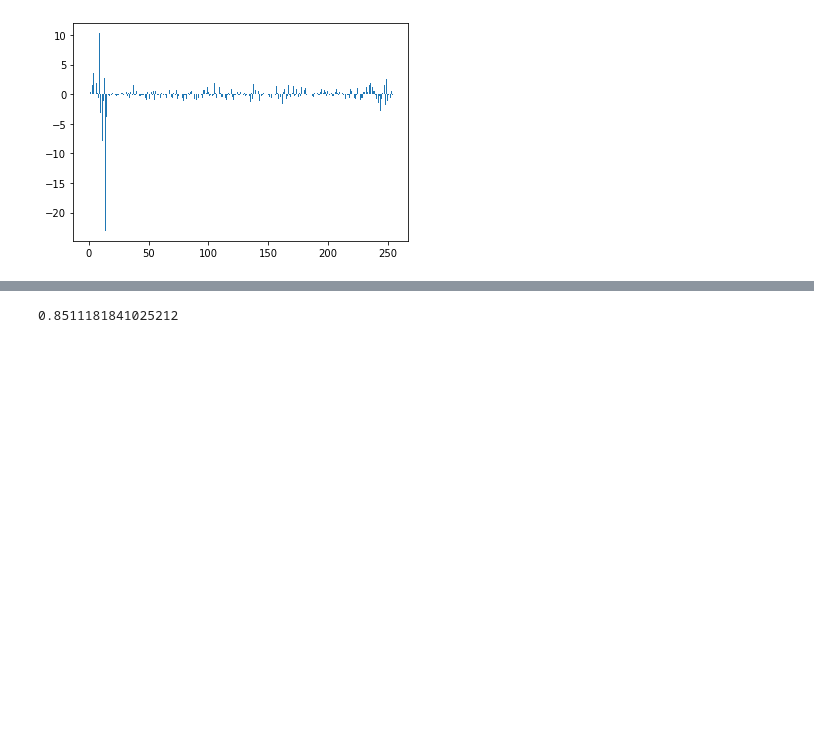
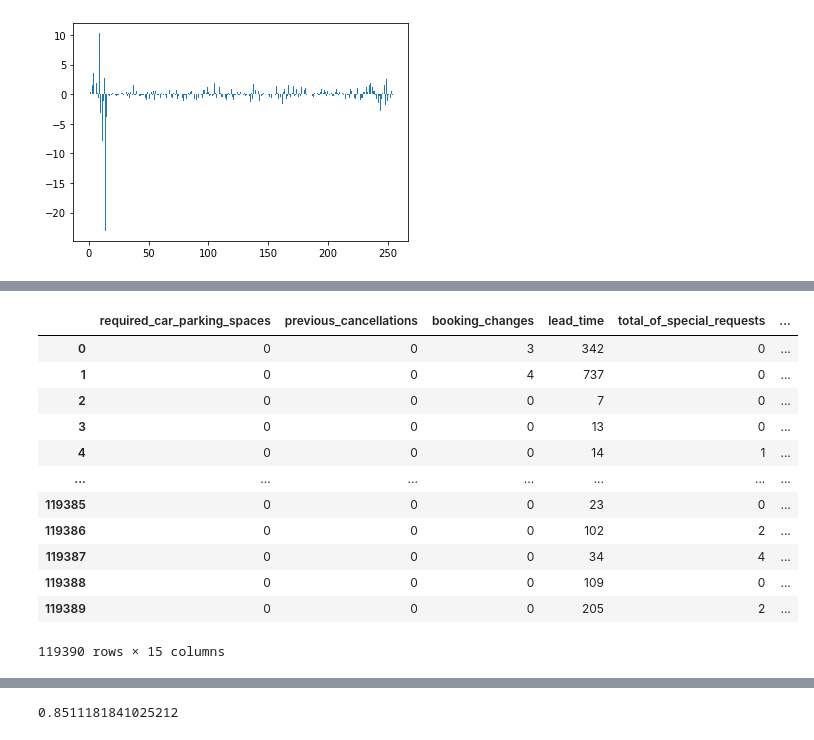
Before and after one commit to DJ1070/Hotel_Bookings, a Jupyter notebook: Hotel_Cancellation_Prediction-Dummy_Normalization.ipynb, the cells around one changed output, grey strips where cells are left out. Drawn from its saved outputs; the diff is of its cells as text; code cells hidden in the pictures; blank space fills up the shorter version.

```diff
--- a/Hotel_Cancellation_Prediction-Dummy_Normalization.ipynb
+++ b/Hotel_Cancellation_Prediction-Dummy_Normalization.ipynb
@@ -153,9 +151,14 @@ Feature importance
 # %%
+#Feature importance
+
+feature_lr = []
+
 # Get importance
 importance = model_lr.coef_[0]
 
 # Summarize feature importance
 for i,v in enumerate(importance):
+	feature_lr.append(v)
 	print('Feature: %0d, Score: %.5f' % (i,v))
 
 # Plot feature importance
@@ -197,0 +186,15 @@ Name: adr, Length: 119390, dtype: float64
+# %%
+df.iloc[:,14]# Sorting the features by importance
+
+# Turning negative into positive scores
+for i in range(len(feature_lr)):
+    if feature_lr[i]<0:
+        feature_lr[i] = feature_lr[i]*(-1)
+
+feature_lr = pd.DataFrame(feature_lr)
+feature_lr.reset_index(inplace=True)
+feature_lr.columns = ['feature', 'score']
+feature_lr['feature_name'] = X.columns
+feature_lr.sort_values(by=['score'], ascending = False, inplace=True)
+feature_lr.reset_index(drop = True, inplace = True)
+feature_lr
@@ -197,0 +215,7 @@ Name: adr, Length: 119390, dtype: float64
+# %%
+# Repeating Logistic Regression with top features
+
+lr_top15_features = []
+for i in range(15):
+    lr_top15_features.append(feature_lr.feature_name[i])
+lr_top15_features
@@ -197,0 +238,17 @@ Name: adr, Length: 119390, dtype: float64
+# %%
+df_lr_top15 = X[lr_top15_features]
+df_lr_top15
+# %% [output]
+|  | required_car_parking_spaces | previous_cancellations | booking_changes | lead_time | total_of_special_requests | ... |
+| 0 | 0 | 0 | 3 | 342 | 0 | ... |
+| 1 | 0 | 0 | 4 | 737 | 0 | ... |
+| 2 | 0 | 0 | 0 | 7 | 0 | ... |
+| 3 | 0 | 0 | 0 | 13 | 0 | ... |
+| 4 | 0 | 0 | 0 | 14 | 1 | ... |
+| ... | ... | ... | ... | ... | ... | ... |
+| 119385 | 0 | 0 | 0 | 23 | 0 | ... |
+| 119386 | 0 | 0 | 0 | 102 | 2 | ... |
+| 119387 | 0 | 0 | 0 | 34 | 4 | ... |
+| 119388 | 0 | 0 | 0 | 109 | 0 | ... |
+| 119389 | 0 | 0 | 0 | 205 | 2 | ... |
+119390 rows × 15 columns
```
Also changed, not shown: parts of 19 cells of this notebook, 1 other file.
